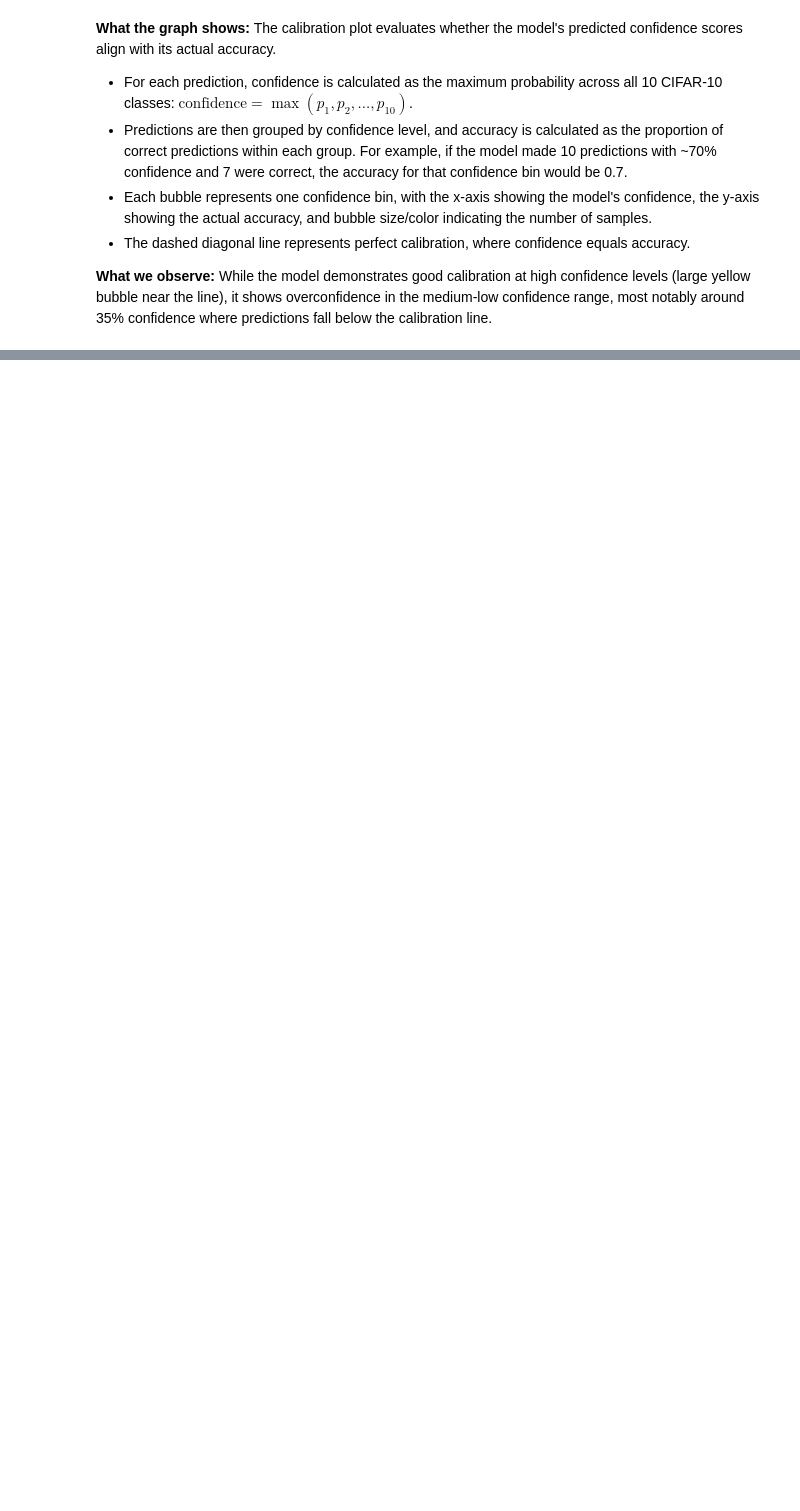
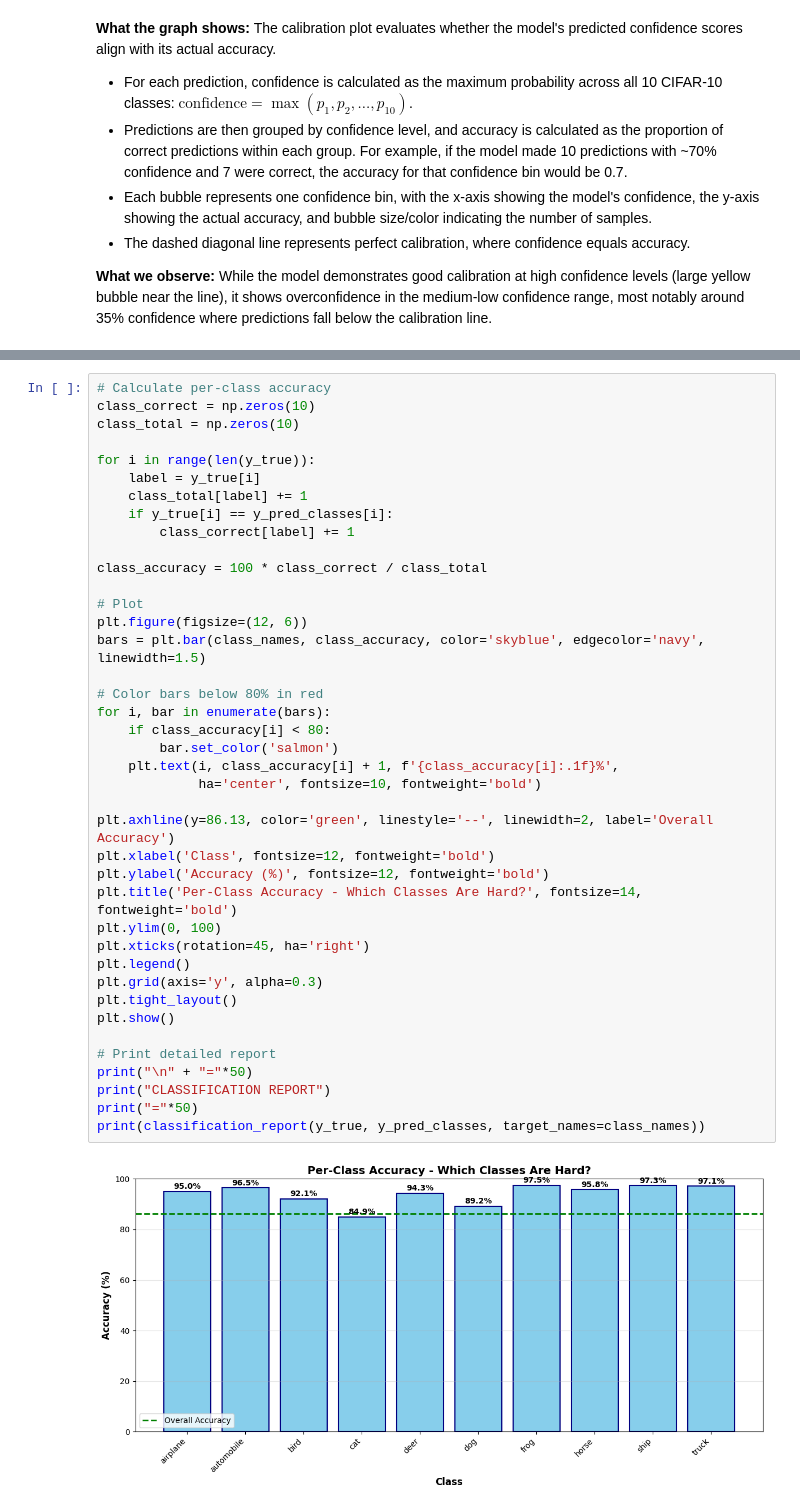
Before and after one commit to HelenaGomezV/project-deep-learning-image-classification-with-cnn-and-transfer-learning, a Jupyter notebook: image_classification_project_JP.ipynb, the cells around one changed output, grey strips where cells are left out. Drawn from its saved outputs; the diff is of its cells as text; blank space fills up the shorter version.

```diff
--- a/image_classification_project_JP.ipynb
+++ b/image_classification_project_JP.ipynb
@@ -1646,0 +2772,42 @@ plt.show()
+# %%
+# Calculate per-class accuracy
+class_correct = np.zeros(10)
+class_total = np.zeros(10)
+
+for i in range(len(y_true)):
+    label = y_true[i]
+    class_total[label] += 1
+    if y_true[i] == y_pred_classes[i]:
+        class_correct[label] += 1
+
+class_accuracy = 100 * class_correct / class_total
+
+# Plot
+plt.figure(figsize=(12, 6))
+bars = plt.bar(class_names, class_accuracy, color='skyblue', edgecolor='navy', linewidth=1.5)
+
+# Color bars below 80% in red
+for i, bar in enumerate(bars):
+    if class_accuracy[i] < 80:
+        bar.set_color('salmon')
+    plt.text(i, class_accuracy[i] + 1, f'{class_accuracy[i]:.1f}%',
+             ha='center', fontsize=10, fontweight='bold')
+
+plt.axhline(y=86.13, color='green', linestyle='--', linewidth=2, label='Overall Accuracy')
+plt.xlabel('Class', fontsize=12, fontweight='bold')
+plt.ylabel('Accuracy (%)', fontsize=12, fontweight='bold')
+plt.title('Per-Class Accuracy - Which Classes Are Hard?', fontsize=14, fontweight='bold')
+plt.ylim(0, 100)
+plt.xticks(rotation=45, ha='right')
+plt.legend()
+plt.grid(axis='y', alpha=0.3)
+plt.tight_layout()
+plt.show()
+
+# Print detailed report
+print("\n" + "="*50)
+print("CLASSIFICATION REPORT")
+print("="*50)
+print(classification_report(y_true, y_pred_classes, target_names=class_names))
+# %% [output]
+[figure, added]
```
Also changed, not shown: parts of 37 cells of this notebook, 1 other file.
